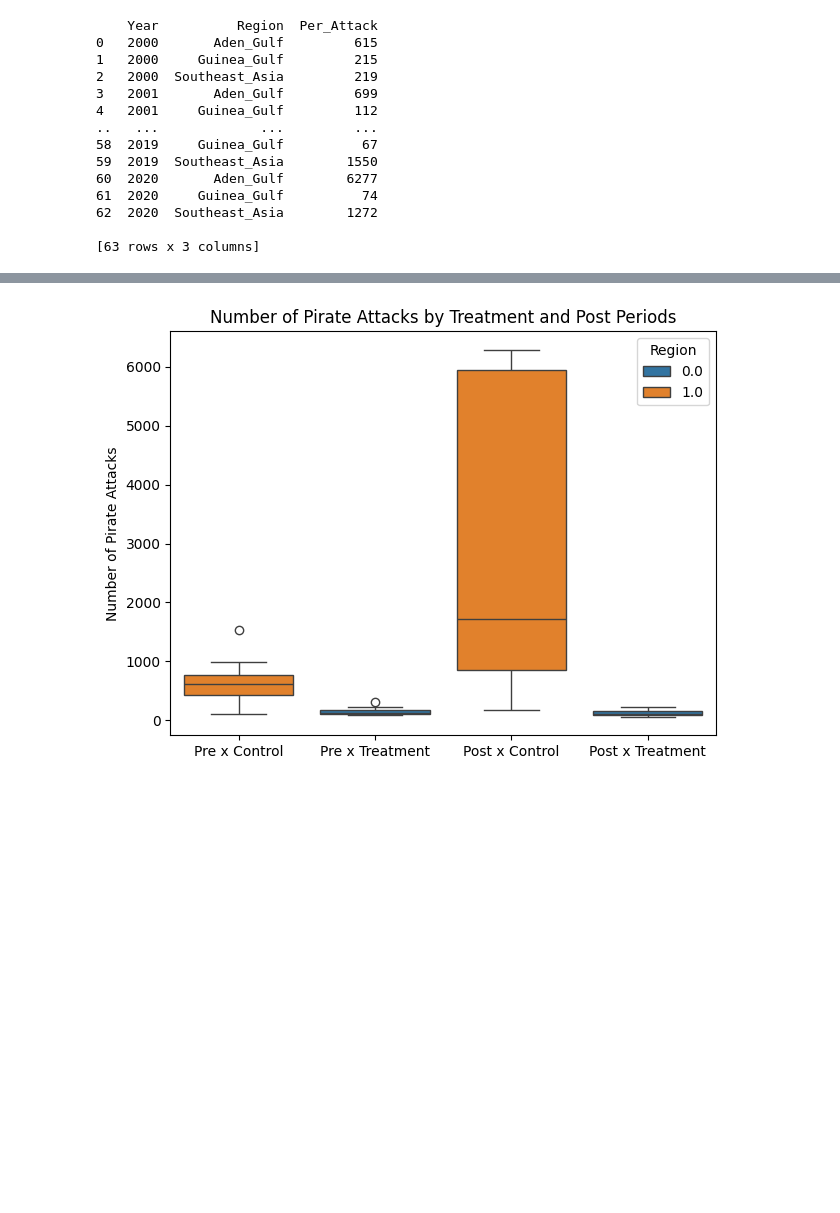
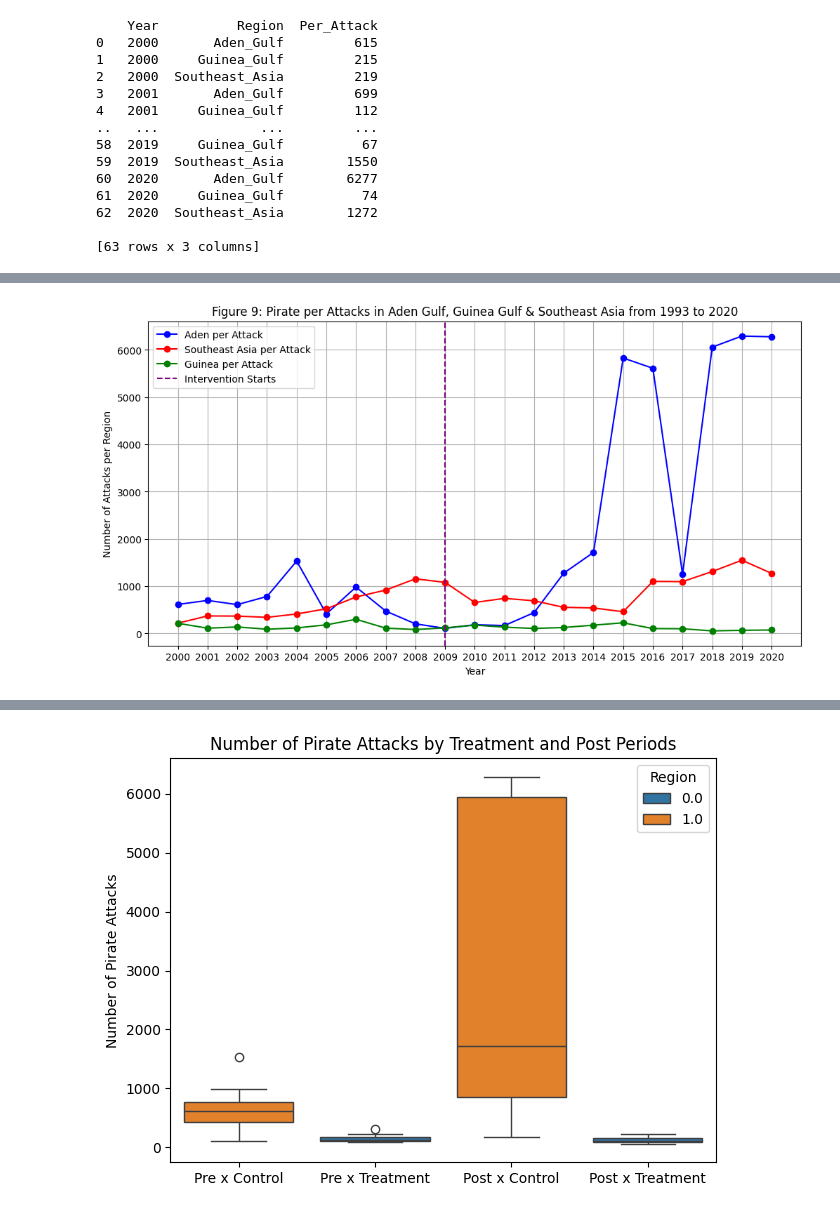
Before and after one commit to yuhengding1206/QM2-Group-Project-250120, a Jupyter notebook: QM2 group project.ipynb, the cells around one changed output, grey strips where cells are left out. Cells and saved outputs as stored; diff of their text form; code cells hidden in the pictures; blank space fills up the shorter version.

```diff
--- a/QM2 group project.ipynb
+++ b/QM2 group project.ipynb
@@ -829 +801,47 @@ plt.show()
+# %%
+# Visualisation for per_attack: (Completed)
+
+import pandas as pd
+import requests
+from io import StringIO
+import matplotlib.pyplot as plt
+
+# GitHub URL (updated to raw content URL)
+url = 'https://raw.githubusercontent.com/yuhengding1206/QM2-Project/main/cleaned_piracy_data_with_calculations.csv'
+
+# Use requests to fetch the CSV file content
+response = requests.get(url)
+
+# Read the CSV file using read_csv
+df = pd.read_csv(StringIO(response.content.decode('utf-8')))
+
+# Select the desired columns
+selected_data = df[['Year', 'Aden_per_attack', 'Southeast_asia_per_attack', 'Guinea_per_attack']]
+
+# Filter for the specific years
+filtered_data = selected_data[(selected_data['Year'] >= 1993) & (selected_data['Year'] <= 2020)]
+
+# Plotting
+plt.figure(figsize=(12, 6))
+
+# Plotting the data for each region with specified colors
+plt.plot(filtered_data['Year'], filtered_data['Aden_per_attack'], label='Aden per Attack', marker='o', color='blue')
+plt.plot(filtered_data['Year'], filtered_data['Southeast_asia_per_attack'], label='Southeast Asia per Attack', marker='o', color='red')
+plt.plot(filtered_data['Year'], filtered_data['Guinea_per_attack'], label='Guinea per Attack', marker='o', color='green')
+
+# Draw a vertical dashed line at the year 2009
+plt.axvline(x=2009, color='purple', linestyle='--', label='Intervention Starts')
+
+# Adding labels and title
+plt.title('Figure 9: Pirate per Attacks in Aden Gulf, Guinea Gulf & Southeast Asia from 1993 to 2020')
+plt.xlabel('Year')
+plt.ylabel('Number of Attacks per Region')
+plt.xticks(filtered_data['Year'])  # Set x-ticks to show each year
+plt.legend()
+plt.grid()
+
+# Show the plot
+plt.show()
+# %% [output]
+[figure, added]
 # %%
```
Also changed, not shown: parts of 9 cells of this notebook.
